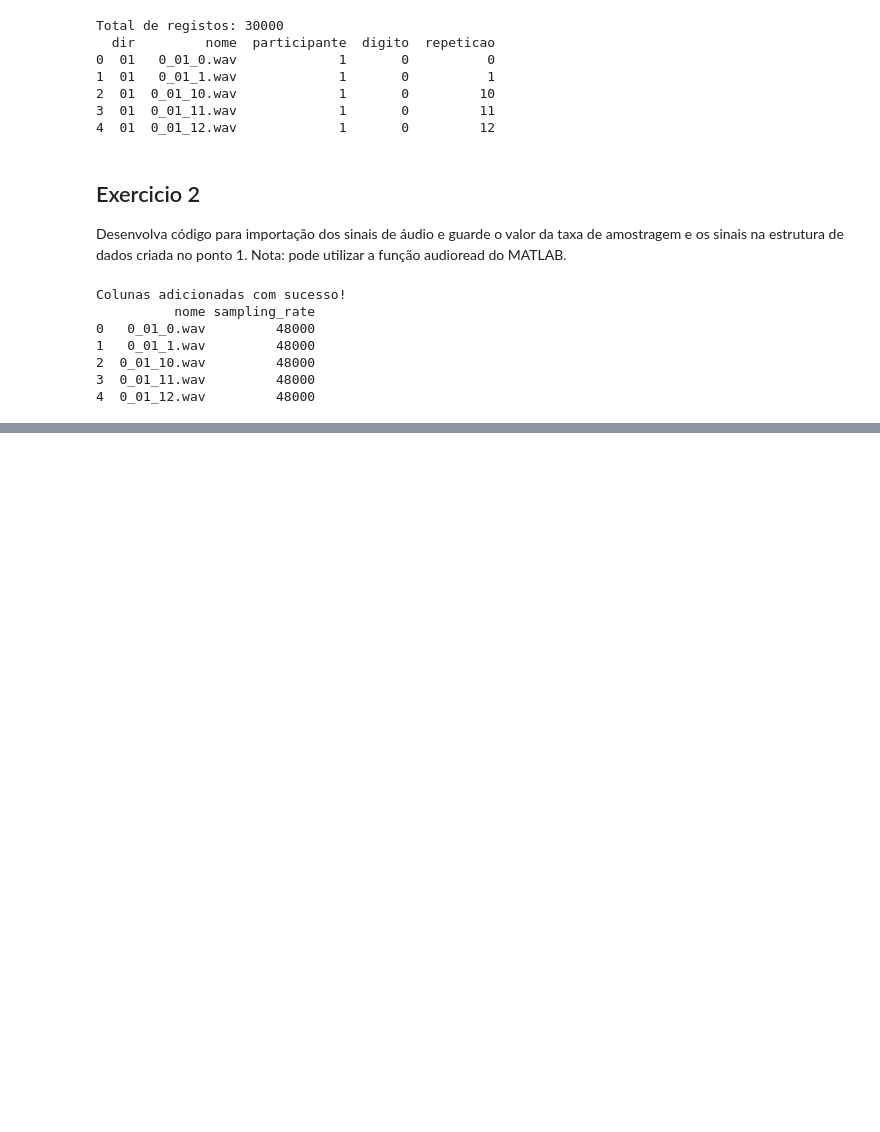
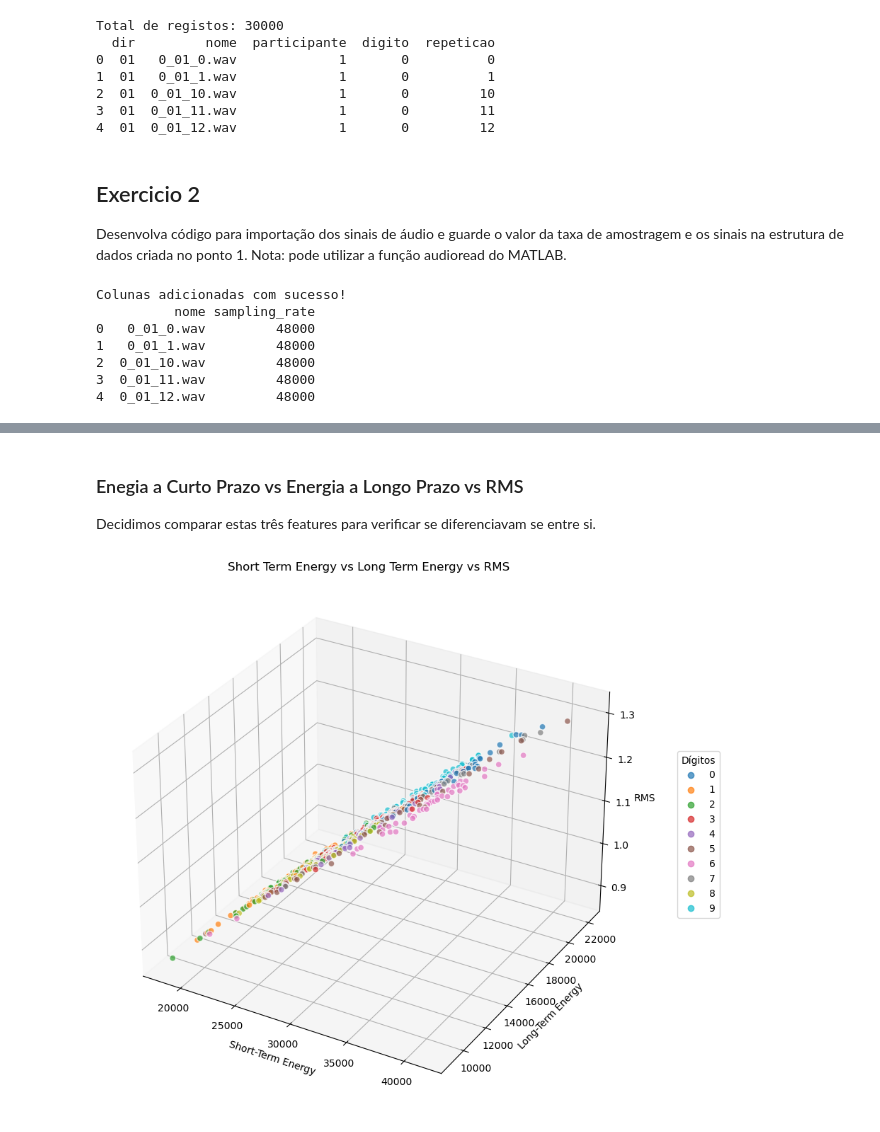
Before and after one commit to vascoalvesxyz/ATD-Projeto, a Jupyter notebook: src/main.ipynb, the cells around one changed output, grey strips where cells are left out. Cells and saved outputs as stored; diff of their text form; code cells hidden in the pictures; blank space fills up the shorter version.

```diff
--- a/src/main.ipynb
+++ b/src/main.ipynb
@@ -214,0 +363,19 @@ dados_df['signal_preproc'] = dados_df.apply(
+# %% [markdown]
+### Enegia a Curto Prazo vs Energia a Longo Prazo vs RMS
+Decidimos comparar estas três features para verificar se diferenciavam se entre si.
+# %%
+import matplotlib.pyplot as plt
+from mpl_toolkits.mplot3d import Axes3D
+fig=plt.figure(figsize=(10,8))
+ax=fig.add_subplot(111,projection='3d')
+classes=dados_df['digito']
+sc=ax.scatter(dados_df['energia_curto'],dados_df['energia_longo'],dados_df['rms'],c=classes,cmap='tab10',s=40,alpha=0.7,edgecolors='w')
+ax.set_title('Short Term Energy vs Long Term Energy vs RMS')
+ax.set_xlabel('Short-Term Energy')
+ax.set_ylabel('Long-Term Energy')
+ax.set_zlabel('RMS')
+fig.legend(*sc.legend_elements(),loc='center right',title='Dígitos')
+plt.tight_layout()
+plt.show()
+# %% [output]
+[figure, added]
```
Also changed, not shown: parts of 32 cells of this notebook, 1 other file.
